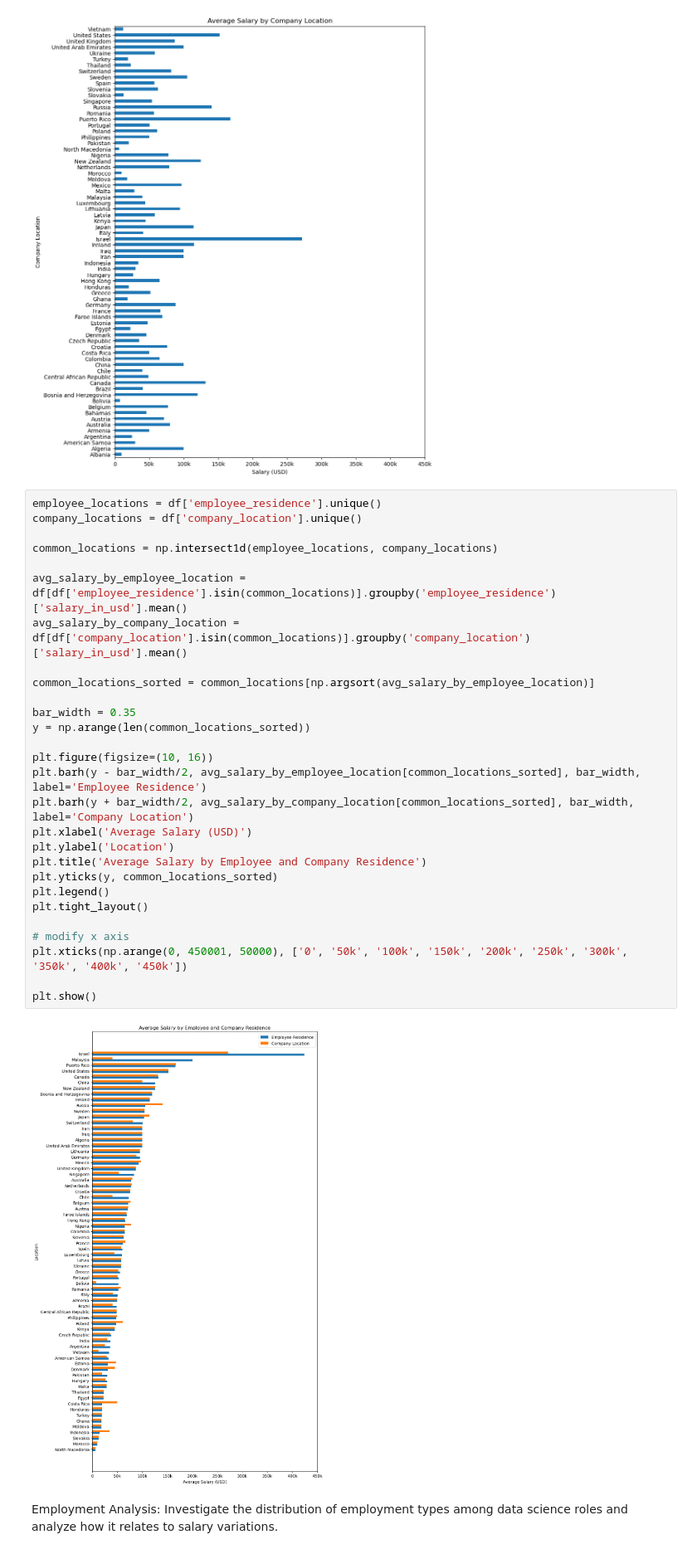
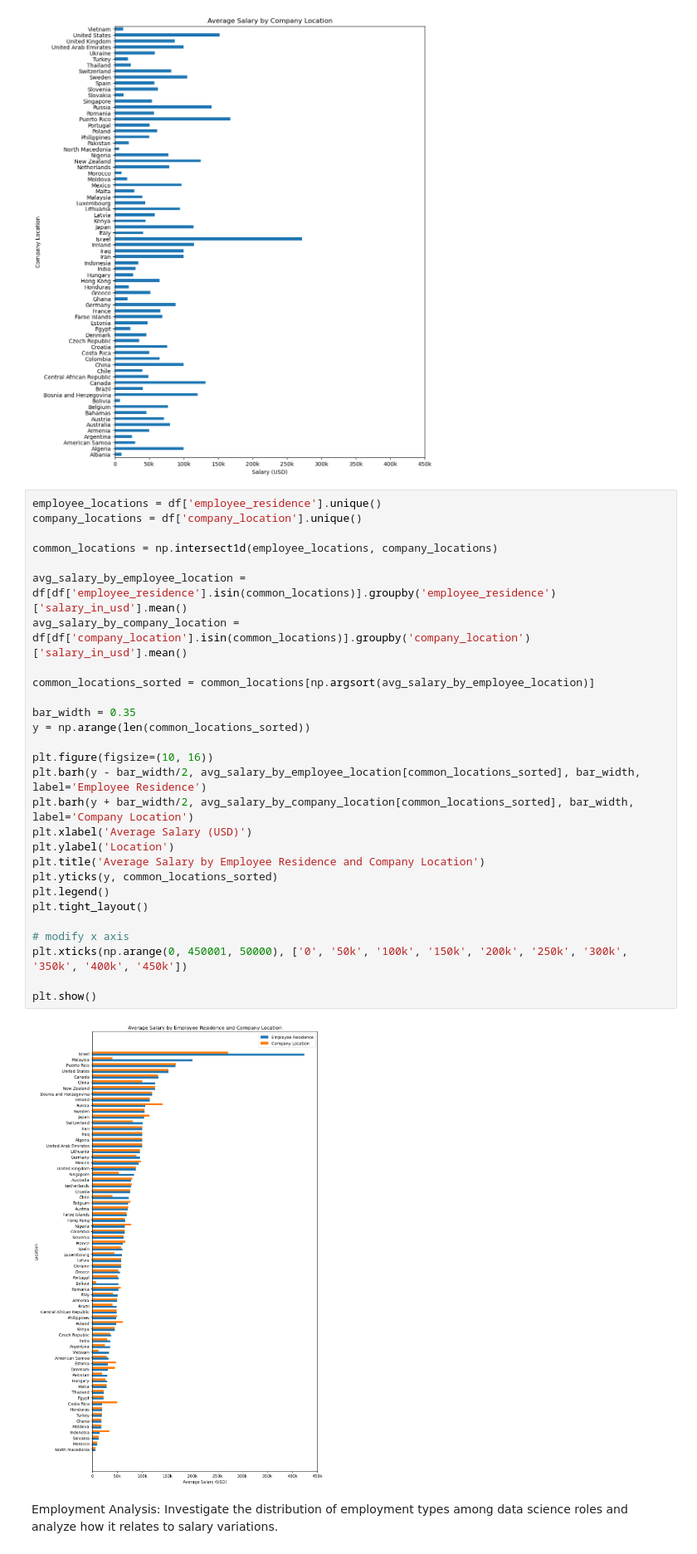
Before and after one commit to georgemcculloch/Data-Science-Salary-Analysis, a Jupyter notebook: data salaries.ipynb, the cells around one changed output. Shown at 83% size. Cells and saved outputs as stored; diff of their text form.

Commit message:
images

```diff
--- a/data salaries.ipynb
+++ b/data salaries.ipynb
@@ -286,33 +286,33 @@ plt.show()
 # %%
 employee_locations = df['employee_residence'].unique()
 company_locations = df['company_location'].unique()
 
 common_locations = np.intersect1d(employee_locations, company_locations)
 
 avg_salary_by_employee_location = df[df['employee_residence'].isin(common_locations)].groupby('employee_residence')['salary_in_usd'].mean()
 avg_salary_by_company_location = df[df['company_location'].isin(common_locations)].groupby('company_location')['salary_in_usd'].mean()
 
 common_locations_sorted = common_locations[np.argsort(avg_salary_by_employee_location)]
 
 bar_width = 0.35
 y = np.arange(len(common_locations_sorted))
 
 plt.figure(figsize=(10, 16))
 plt.barh(y - bar_width/2, avg_salary_by_employee_location[common_locations_sorted], bar_width, label='Employee Residence')
 plt.barh(y + bar_width/2, avg_salary_by_company_location[common_locations_sorted], bar_width, label='Company Location')
 plt.xlabel('Average Salary (USD)')
 plt.ylabel('Location')
-plt.title('Average Salary by Employee and Company Residence')
+plt.title('Average Salary by Employee Residence and Company Location')
 plt.yticks(y, common_locations_sorted)
 plt.legend()
 plt.tight_layout()
 
 # modify x axis
 plt.xticks(np.arange(0, 450001, 50000), ['0', '50k', '100k', '150k', '200k', '250k', '300k', '350k', '400k', '450k'])
 
 plt.show()
 # %% [output]
-[figure, old version]
+[figure, new version]
 # %% [markdown]
 Employment Analysis: Investigate the distribution of employment types among data science roles and analyze how it relates to salary variations.
 # %%
```
Also changed, not shown: 9 other files.
